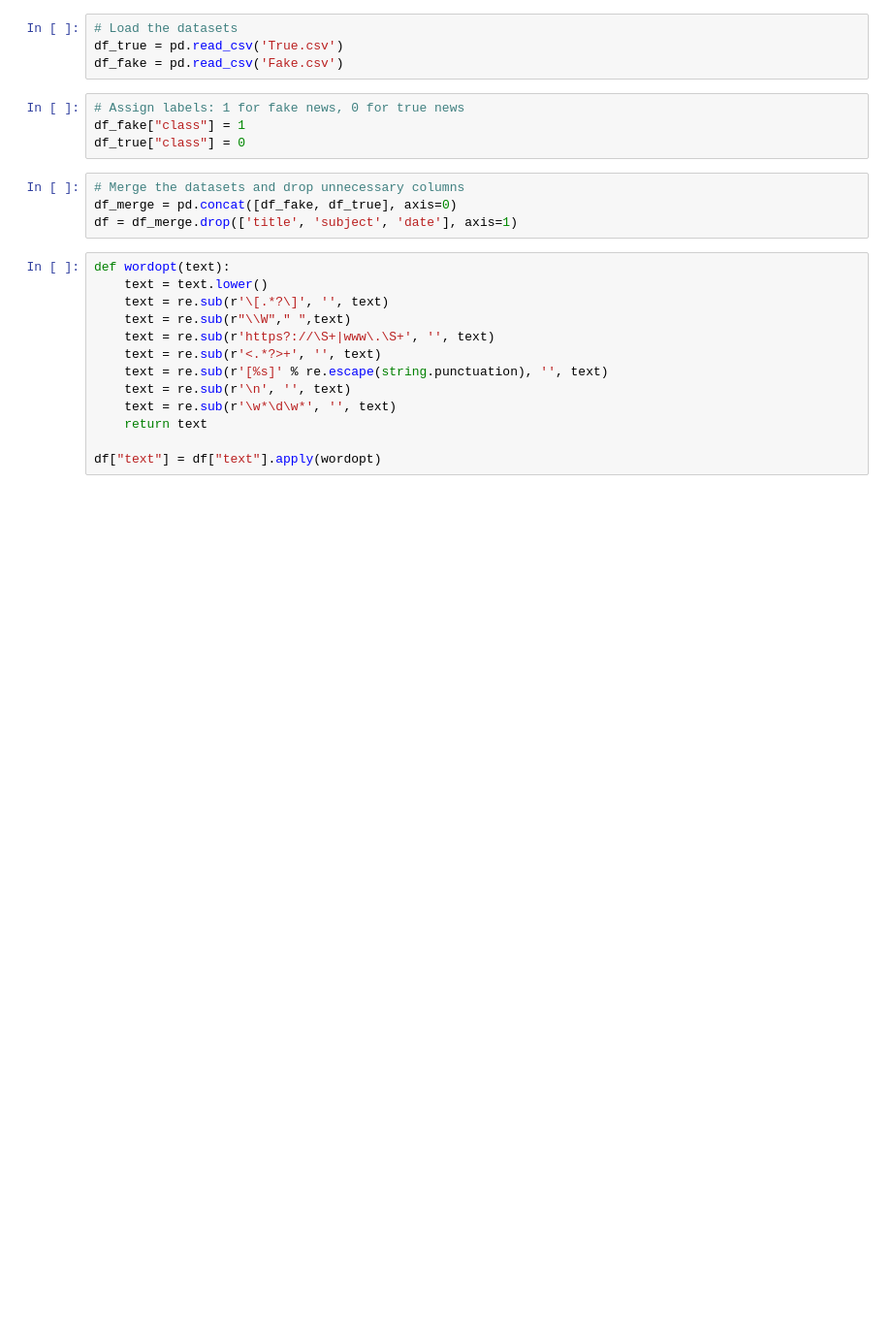
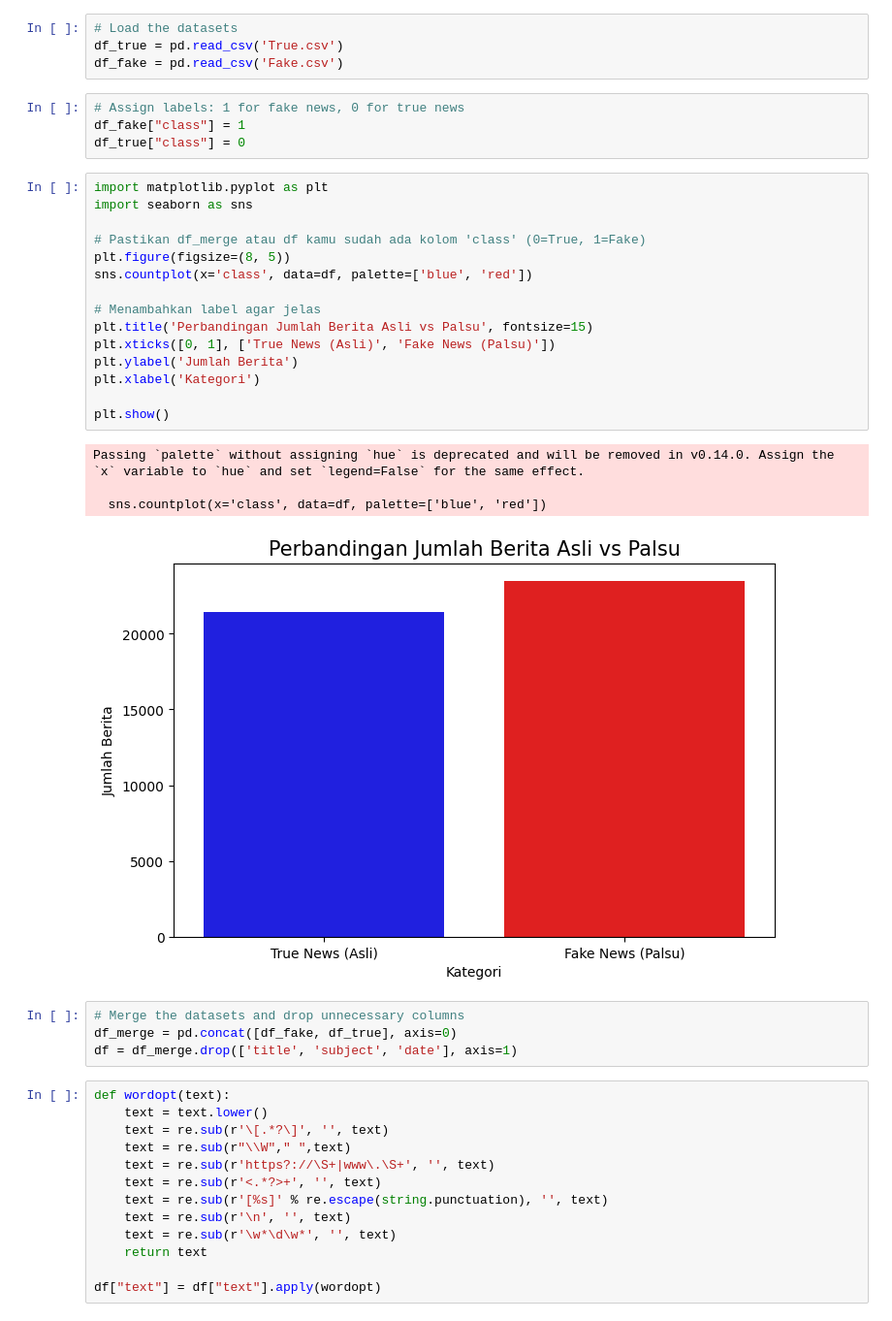
Before and after one commit to Dzakiipranaja/Fake-news-detector, a Jupyter notebook: Main.ipynb, the cells around one changed output. Shown at 97% size. Cells and saved outputs as stored; diff of their text form; blank space fills up the shorter version.

```diff
--- a/Main.ipynb
+++ b/Main.ipynb
@@ -15,6 +16,26 @@ df_fake = pd.read_csv('Fake.csv')
 # Assign labels: 1 for fake news, 0 for true news
 df_fake["class"] = 1
 df_true["class"] = 0
+# %%
+import matplotlib.pyplot as plt
+import seaborn as sns
+
+# Pastikan df_merge atau df kamu sudah ada kolom 'class' (0=True, 1=Fake)
+plt.figure(figsize=(8, 5))
+sns.countplot(x='class', data=df, palette=['blue', 'red'])
+
+# Menambahkan label agar jelas
+plt.title('Perbandingan Jumlah Berita Asli vs Palsu', fontsize=15)
+plt.xticks([0, 1], ['True News (Asli)', 'Fake News (Palsu)'])
+plt.ylabel('Jumlah Berita')
+plt.xlabel('Kategori')
+
+plt.show()
+# %% [output]
+Passing `palette` without assigning `hue` is deprecated and will be removed in v0.14.0. Assign the `x` variable to `hue` and set `legend=False` for the same effect.
+
+  sns.countplot(x='class', data=df, palette=['blue', 'red'])
+[figure, added]
 # %%
 # Merge the datasets and drop unnecessary columns
 df_merge = pd.concat([df_fake, df_true], axis=0)
```
Also changed, not shown: parts of 5 cells of this notebook.
